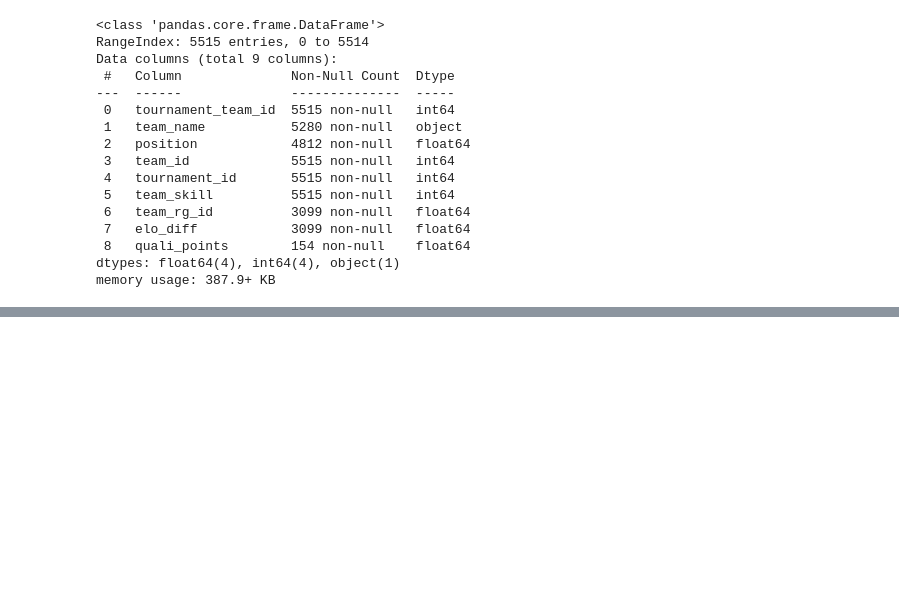
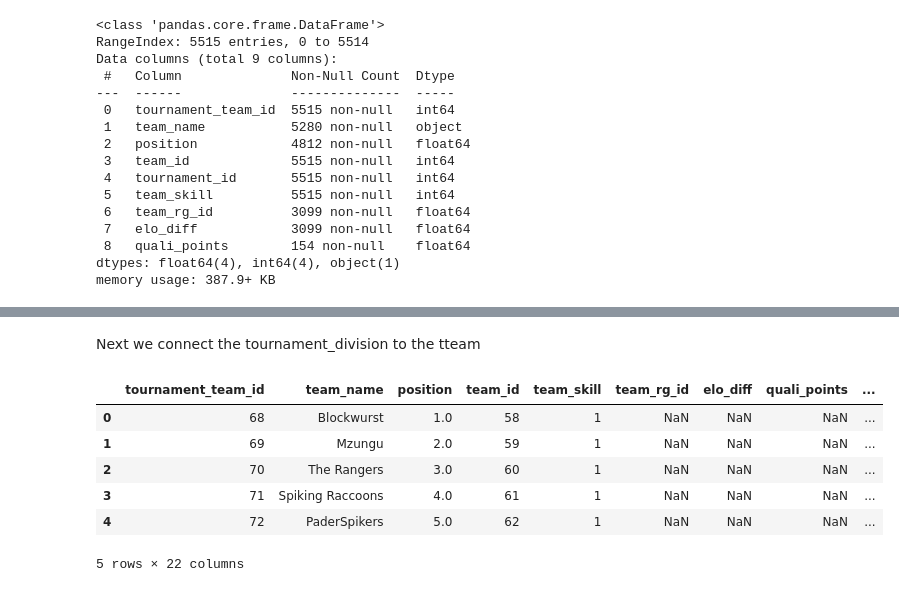
Before and after one commit to PeterSesler/Roundnet_Germany, a Jupyter notebook: merging.ipynb, the cells around one changed output, grey strips where cells are left out. Cells and saved outputs as stored; diff of their text form; code cells hidden in the pictures; blank space fills up the shorter version.

Commit message:
this is the merging file for our tables-

```diff
--- a/merging.ipynb
+++ b/merging.ipynb
@@ -369,0 +374,2 @@ tteam.head(10)
+# %%
+tournament_division=division.merge(tournament, how='left', on='event_id')
@@ -369,0 +385,18 @@ tteam.head(10)
+# %%
+tournament_division.drop('event_id', inplace=True, axis=1)
+# %% [markdown]
+Next we connect the tournament_division to the tteam
+# %%
+tournament_tteam=tteam.merge(tournament_division, how='left', on='tournament_id')
+# %%
+tournament_tteam.drop('tournament_id', inplace=True, axis=1)
+# %%
+tournament_tteam.head()
+# %% [output]
+|  | tournament_team_id | team_name | position | team_id | team_skill | team_rg_id | elo_diff | quali_points | ... |
+| 0 | 68 | Blockwurst | 1.0 | 58 | 1 | NaN | NaN | NaN | ... |
+| 1 | 69 | Mzungu | 2.0 | 59 | 1 | NaN | NaN | NaN | ... |
+| 2 | 70 | The Rangers | 3.0 | 60 | 1 | NaN | NaN | NaN | ... |
+| 3 | 71 | Spiking Raccoons | 4.0 | 61 | 1 | NaN | NaN | NaN | ... |
+| 4 | 72 | PaderSpikers | 5.0 | 62 | 1 | NaN | NaN | NaN | ... |
+5 rows × 22 columns
```
Also changed, not shown: parts of 29 cells of this notebook.
